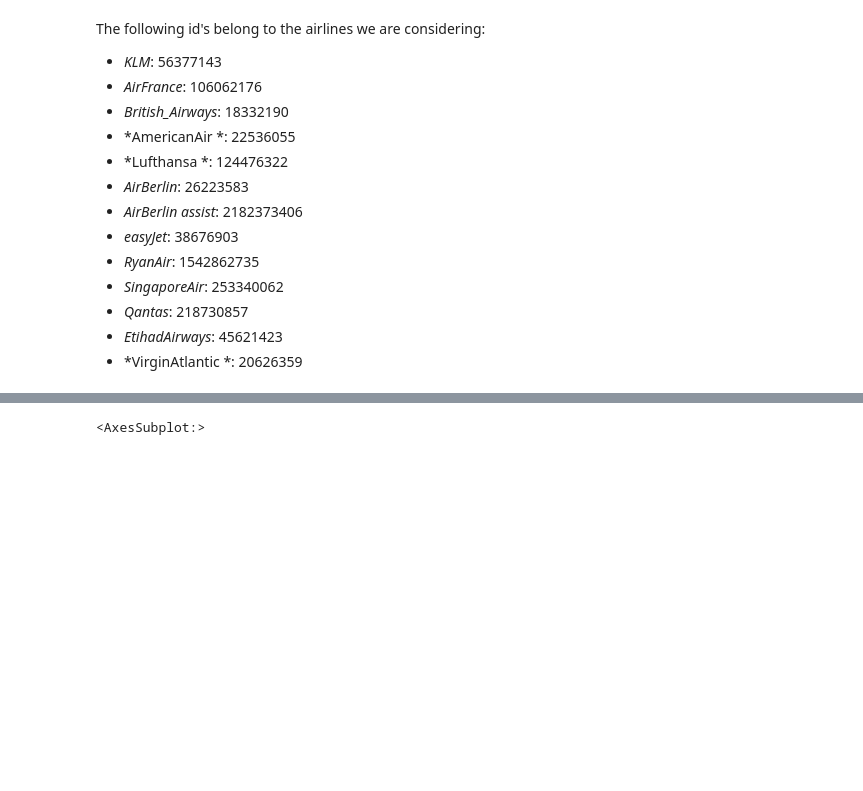
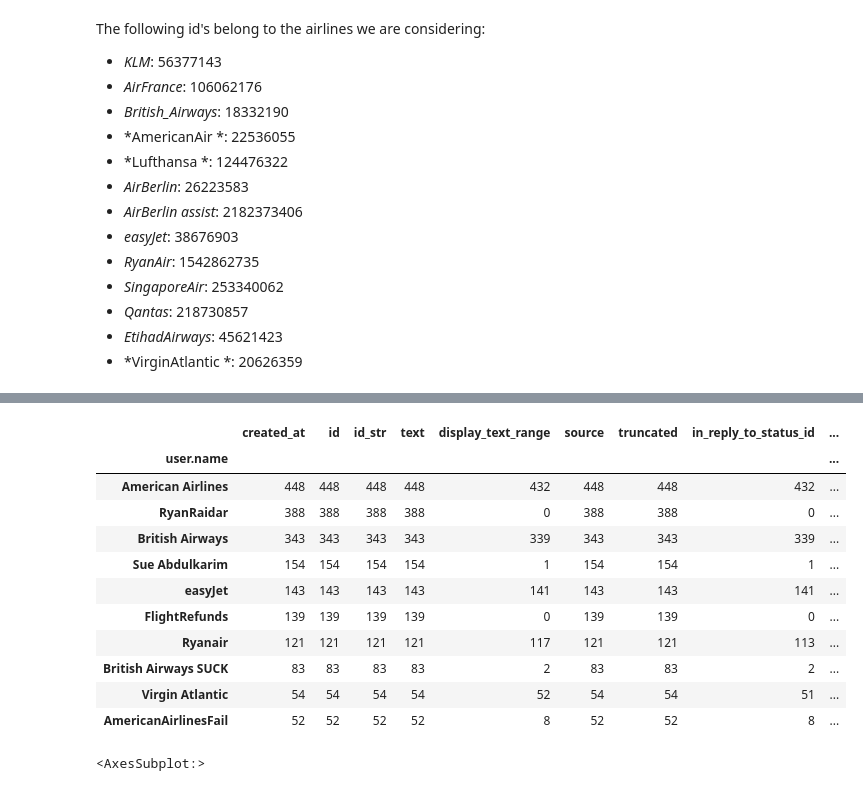
Before and after one commit to ClintonEmok/DBL-Data-Challenge-Group-7, a Jupyter notebook: main.ipynb, the cells around one changed output, grey strips where cells are left out. Cells and saved outputs as stored; diff of their text form; code cells hidden in the pictures; blank space fills up the shorter version.

Commit message:
group by user.name Fixes #1

```diff
--- a/main.ipynb
+++ b/main.ipynb
@@ -99,6 +99,28 @@ df_grouped_id.sort_values(['created_at'], ascending=[False])\
 | 799303160452018176 | 83 | 83 | 83 | 83 | 2 | 83 | 83 | 2 | ... |
 | 20626359 | 54 | 54 | 54 | 54 | 52 | 54 | 54 | 51 | ... |
 | 1105353778302238721 | 52 | 52 | 52 | 52 | 8 | 52 | 52 | 8 | ... |
+# %%
+# Group tweet by display name
+df_grouped_id = df_main_flat.groupby(["user.name"]).count()
+
+# Filter on ids of Airlines
+
+df_grouped_id.sort_values(['created_at'], ascending=[False])\
+        .head(10)
+# df_grouped_id[df_grouped_id["user.id"] == 56377143]
+# %% [output]
+|  | created_at | id | id_str | text | display_text_range | source | truncated | in_reply_to_status_id | ... |
+| user.name |  |  |  |  |  |  |  |  | ... |
+| American Airlines | 448 | 448 | 448 | 448 | 432 | 448 | 448 | 432 | ... |
+| RyanRaidar | 388 | 388 | 388 | 388 | 0 | 388 | 388 | 0 | ... |
+| British Airways | 343 | 343 | 343 | 343 | 339 | 343 | 343 | 339 | ... |
+| Sue Abdulkarim | 154 | 154 | 154 | 154 | 1 | 154 | 154 | 1 | ... |
+| easyJet | 143 | 143 | 143 | 143 | 141 | 143 | 143 | 141 | ... |
+| FlightRefunds | 139 | 139 | 139 | 139 | 0 | 139 | 139 | 0 | ... |
+| Ryanair | 121 | 121 | 121 | 121 | 117 | 121 | 121 | 113 | ... |
+| British Airways SUCK | 83 | 83 | 83 | 83 | 2 | 83 | 83 | 2 | ... |
+| Virgin Atlantic | 54 | 54 | 54 | 54 | 52 | 54 | 54 | 51 | ... |
+| AmericanAirlinesFail | 52 | 52 | 52 | 52 | 8 | 52 | 52 | 8 | ... |
 # %%
 ax = df_main['reply_count'].plot()
 df_main['retweet_count'].plot(ax=ax)
```
